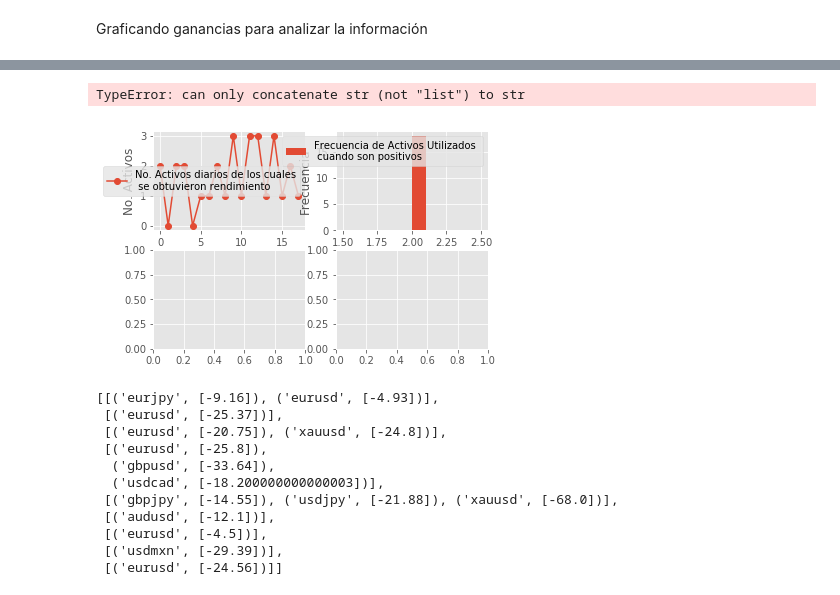
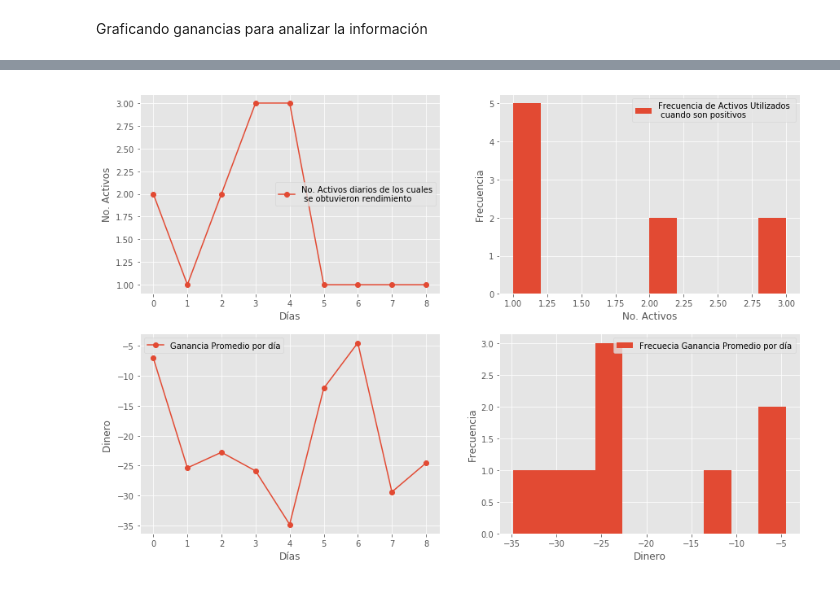
Before and after one commit to mariana17l/Lab3_Equipo3, a Jupyter notebook: C_myst_Laboratorio3.ipynb, the cells around one changed output, grey strips where cells are left out. Saved outputs shown, nothing was run; the diff lists cells and outputs as text; code cells hidden in the pictures.

```diff
--- a/C_myst_Laboratorio3.ipynb
+++ b/C_myst_Laboratorio3.ipynb
@@ -233,0 +281,32 @@ TypeError: can only concatenate str (not "list") to str
+# %%
+# Initialize figure with subplots
+fig = make_subplots(
+    rows=2, cols=2, subplot_titles=("No. Activos diarios que obtuvieron rendimiento",
+                                    "Frecuencia de Activos Utilizados cuando son positivos",
+                                    "Ganancia Promedio por día", "Frecuecia Ganancia Promedio por día")
+)
+
+# Add traces
+fig.add_trace(go.Scatter( y=[len(no_profits_day[l][0]) for l in range(len(dataframes))if len(no_profits_day[l][0])>0]), row=1, col=1)
+fig.add_trace(go.Histogram( x=[len(no_profits_day[l][0]) for l in range(len(dataframes))if len(no_profits_day[l][0])>0],
+        xbins=dict(size=0.3)), row=1, col=2)
+fig.add_trace(go.Scatter( y=[np.mean(no_profits_day[l][1]) for l in range(len(dataframes)) if len(no_profits_day[l][1])>0]), row=2, col=1)
+fig.add_trace(go.Histogram(x=[np.mean(no_profits_day[l][1]) for l in range(len(dataframes)) if len(no_profits_day[l][1])>0],
+        xbins=dict(size=4)), row=2, col=2)
+
+# Update xaxis properties
+fig.update_xaxes(title_text="Días", row=1, col=1)
+fig.update_xaxes(title_text="No. Activos",row=1, col=2)
+fig.update_xaxes(title_text="Días", row=2, col=1)
+fig.update_xaxes(title_text="Dinero", row=2, col=2)
+
+# Update yaxis properties
+fig.update_yaxes(title_text="No. Activos", row=1, col=1)
+fig.update_yaxes(title_text="Frecuencia", row=1, col=2)
+fig.update_yaxes(title_text="Dinero",row=2, col=1)
+fig.update_yaxes(title_text="Frecuencia", row=2, col=2)
+
+# Update title and height
+fig.update_layout(showlegend=False, title_text="Análisis de ganancias", height=700)
+
+fig.show()
@@ -234,45 +315,26 @@ TypeError: can only concatenate str (not "list") to str
 # %%
 fig,((ax,ax1),(ax2,ax3)) = plt.subplots(2,2)
-ax.plot([len(l) for l in profits_day],"o-", label="No. Activos diarios de los cuales\n se obtuvieron rendimiento")
+ax.plot([len(no_profits_day[l][0]) for l in range(len(dataframes))if len(no_profits_day[l][0])>0],"o-", label="No. Activos diarios de los cuales\n se obtuvieron rendimiento")
 ax.legend()
 ax.set_xlabel("Días")
 ax.set_ylabel("No. Activos")
-ax1.hist([len(l) for l in profits_day],stacked=True, label="Frecuencia de Activos Utilizados \n cuando son positivos")
+
+ax1.hist([len(no_profits_day[l][0]) for l in range(len(dataframes))if len(no_profits_day[l][0])>0],stacked=True, label="Frecuencia de Activos Utilizados \n cuando son positivos")
 ax1.set_xlabel("No. Activos")
 ax1.legend()
 ax1.set_ylabel("Frecuencia")
-ax2.plot([np.mean([k[1] for k in l]) for l in profits_day ],"o-", label="Ganancia Promedio por día")
+
+ax2.plot([np.mean(no_profits_day[l][1]) for l in range(len(dataframes)) if len(no_profits_day[l][1])>0],"o-", label="Ganancia Promedio por día")
 ax2.legend()
 ax2.set_xlabel("Días")
 ax2.set_ylabel("Dinero ")
-ax3.hist([np.mean([k[1] for k in l]) for l in profits_day ], label="Frecuecia Ganancia Promedio por día")
+
+ax3.hist([np.mean(no_profits_day[l][1]) for l in range(len(dataframes)) if len(no_profits_day[l][1])>0], label="Frecuecia Ganancia Promedio por día")
 ax3.legend()
 ax3.set_xlabel("Dinero")
 ax3.set_ylabel("Frecuencia")
+
 plt.subplots_adjust(right=2., top=2.)
 plt.show()
 # %% [output]
-TypeError: can only concatenate str (not "list") to str
-[figure, old version]
+[figure, new version]
-# %%
-# Conocer el No. de Activos que tuvieron rendimiento positivo durante el día (Si tuviste más posiciones de pérdia
-# que de ganancia sobre un activo no se tomará)
-def choose_index(dataframe,l):
-    return dataframes[l].iloc[:,[3,12]].groupby("Symbol").sum()[dataframes[l].iloc[:,[3,12]].groupby("Symbol").sum()<0].dropna().index.values.tolist()
-def choose_values(dataframe,l):
-    return  dataframes[l].iloc[:,[3,12]].groupby("Symbol").sum()[dataframes[l].iloc[:,[3,12]].groupby("Symbol").sum()<0].dropna().values.tolist()
-no_profits_day = [list(zip(*[choose_index(dataframes,l),choose_values(dataframes,l)])) for l in range(len(dataframes))]
-no_profits_day = [l for l in no_profits_day if len(l)>=1]
-no_profits_day
-# %% [output]
-[[('eurjpy', [-9.16]), ('eurusd', [-4.93])],
- [('eurusd', [-25.37])],
- [('eurusd', [-20.75]), ('xauusd', [-24.8])],
- [('eurusd', [-25.8]),
-  ('gbpusd', [-33.64]),
-  ('usdcad', [-18.200000000000003])],
- [('gbpjpy', [-14.55]), ('usdjpy', [-21.88]), ('xauusd', [-68.0])],
- [('audusd', [-12.1])],
- [('eurusd', [-4.5])],
- [('usdmxn', [-29.39])],
- [('eurusd', [-24.56])]]
```
Also changed, not shown: parts of 19 cells of this notebook.
